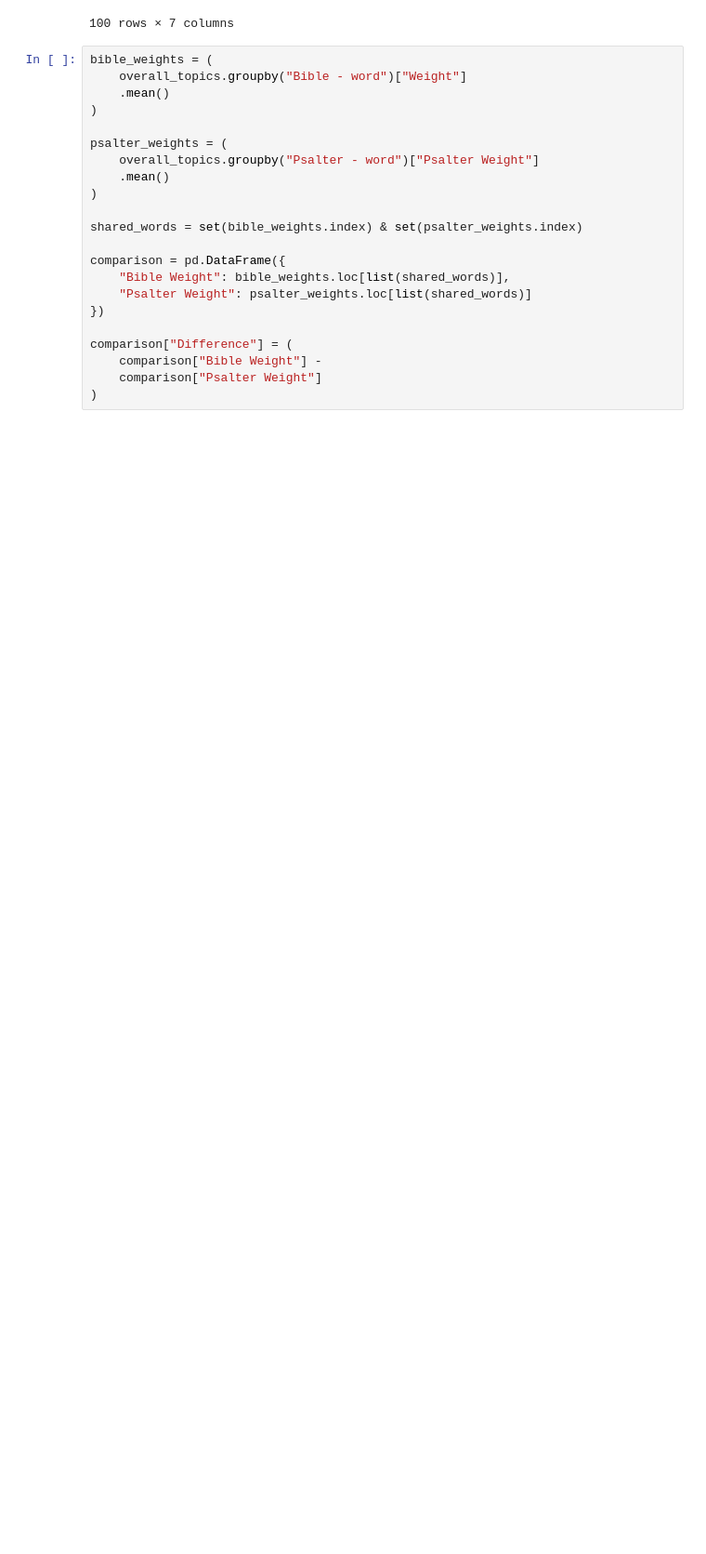
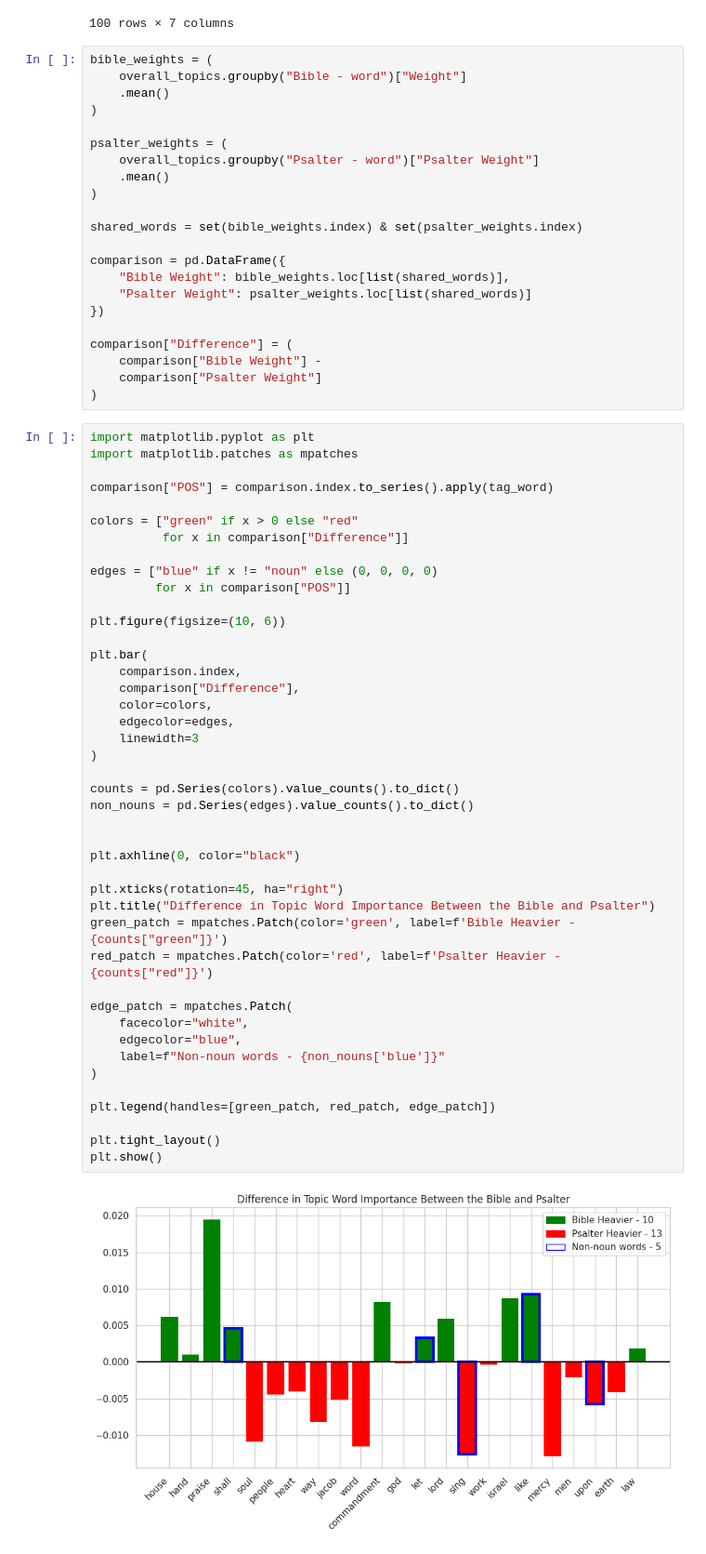
Before and after one commit to cwc09262/psalms-text-comparison, a Jupyter notebook: BERTopic.ipynb, the cells around one changed output. Shown at 93% size. Cells and saved outputs as stored; diff of their text form; blank space fills up the shorter version.

```diff
--- a/BERTopic.ipynb
+++ b/BERTopic.ipynb
@@ -1540,3 +1540,48 @@ comparison["Difference"] = (
     comparison["Bible Weight"] -
     comparison["Psalter Weight"]
 )
+# %%
+import matplotlib.pyplot as plt
+import matplotlib.patches as mpatches
+
+comparison["POS"] = comparison.index.to_series().apply(tag_word)
+
+colors = ["green" if x > 0 else "red"
+          for x in comparison["Difference"]]
+
+edges = ["blue" if x != "noun" else (0, 0, 0, 0)
+         for x in comparison["POS"]]
+
+plt.figure(figsize=(10, 6))
+
+plt.bar(
+    comparison.index,
+    comparison["Difference"],
+    color=colors,
+    edgecolor=edges,
+    linewidth=3
+)
+
+counts = pd.Series(colors).value_counts().to_dict()
+non_nouns = pd.Series(edges).value_counts().to_dict()
+
+
+plt.axhline(0, color="black")
+
+plt.xticks(rotation=45, ha="right")
+plt.title("Difference in Topic Word Importance Between the Bible and Psalter")
+green_patch = mpatches.Patch(color='green', label=f'Bible Heavier - {counts["green"]}')
+red_patch = mpatches.Patch(color='red', label=f'Psalter Heavier - {counts["red"]}')
+
+edge_patch = mpatches.Patch(
+    facecolor="white",
+    edgecolor="blue",
+    label=f"Non-noun words - {non_nouns['blue']}"
+)
+
+plt.legend(handles=[green_patch, red_patch, edge_patch])
+
+plt.tight_layout()
+plt.show()
+# %% [output]
+[figure, added]
```
Also changed, not shown: parts of 9 cells of this notebook, 2 other files.
